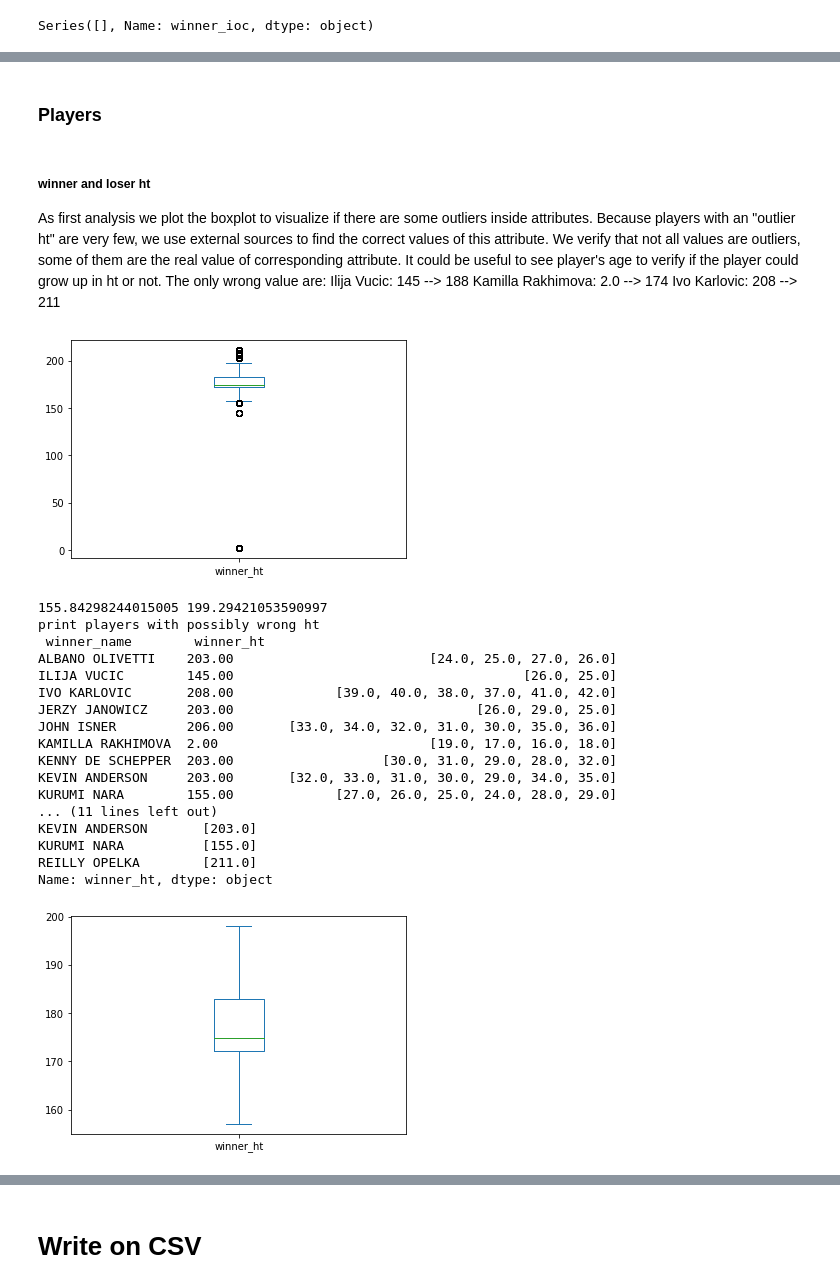
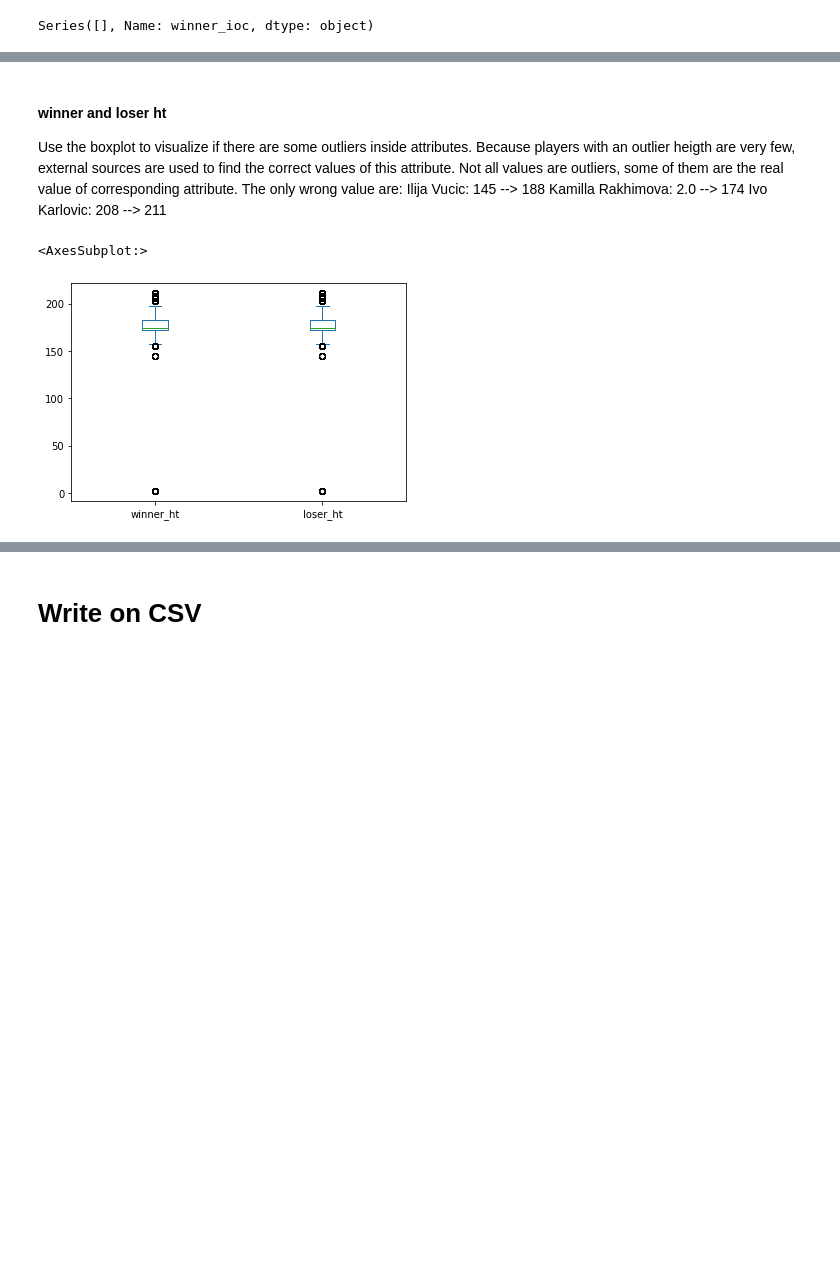
Before and after one commit to OrnelaDanushi/DM-project21, a Jupyter notebook: Task1/3_Data_Cleaning.ipynb, the cells around one changed output, grey strips where cells are left out. Cells and saved outputs as stored; diff of their text form; code cells hidden in the pictures; blank space fills up the shorter version.

```diff
--- a/Task1/3_Data_Cleaning.ipynb
+++ b/Task1/3_Data_Cleaning.ipynb
@@ -1574,0 +1495,3 @@ loser_gender null_values:       0
+# %%
+df.loc[(df['winner_gender'] == 'U') & (df['tourney_level'] == 'D'), 'winner_gender'] = 'M'
+df.loc[(df['loser_gender'] == 'U') & (df['tourney_level'] == 'D'), 'loser_gender'] = 'M'
@@ -2239,7 +1890,7 @@ names=df[df.loser_name.isin(LoserId_name.index)].groupby(['loser_name']).loser_h
 
 for i in names.keys():
     value=df[(df.loser_name==i) & (df.loser_hand!='U')]['loser_hand'].unique()
-    df[(df.loser_name==i) & (df.loser_hand=='U')]=df[(df.loser_name==i) & (df.loser_hand=='U')].assign(loser_hand=value[0])
+    df.loc[(df.loser_name==i) & (df.loser_hand=='U'), 'loser_hand'] = value[0]
 
 WinnerId_name = df.groupby(['winner_name']).winner_hand.nunique()
 WinnerId_name = WinnerId_name[WinnerId_name > 1]
@@ -2249,4 +1900,4 @@ names=df[df.winner_name.isin(WinnerId_name.index)].groupby(['winner_name']).winn
 
 for i in names.keys():
     value=df[(df.winner_name==i) & (df.winner_hand!='U')]['winner_hand'].unique()
-    df[(df.winner_name==i) & (df.winner_hand=='U')]=df[(df.winner_name==i) & (df.winner_hand=='U')].assign(winner_hand=value[0])
+    df.loc[(df.winner_name==i) & (df.winner_hand=='U'), 'winner_hand']=value[0]
@@ -2264,10 +1910,9 @@ LoserId_name = LoserId_name[LoserId_name > 1]
 
 df[df.loser_name.isin(LoserId_name.index)].groupby(['loser_name']).loser_gender.unique()
 names=df[df.loser_name.isin(LoserId_name.index)].groupby(['loser_name']).loser_gender.unique()
-
 for i in names.keys():
     value=df[(df.loser_name==i) & (df.loser_gender!='U')]['loser_gender'].unique()
-    df[(df.loser_name==i) & (df.loser_gender=='U')]=df[(df.loser_name==i) & (df.loser_gender=='U')].assign(loser_gender=value[0])
+    df.loc[(df.loser_name==i), 'loser_gender'] = value[0]
 
 WinnerId_name = df.groupby(['winner_name']).winner_gender.nunique()
 WinnerId_name = WinnerId_name[WinnerId_name > 1]
@@ -2277,4 +1922,4 @@ names=df[df.winner_name.isin(WinnerId_name.index)].groupby(['winner_name']).winn
 
 for i in names.keys():
     value=df[(df.winner_name==i) & (df.winner_gender!='U')]['winner_gender'].unique()
-    df[(df.winner_name==i) & (df.winner_gender=='U')]=df[(df.winner_name==i) & (df.winner_gender=='U')].assign(winner_gender=value[0])
+    df.loc[(df.winner_name==i), 'winner_gender'] = value[0]
@@ -2294,3 +1928,0 @@ def players(df):
-# %%
-df.winner_age = round(df.winner_age, 0)
-df.loser_age = round(df.loser_age, 0)
@@ -2338,54 +1929,14 @@ def detecting_outliers_numerical(df, attr, substitute):
-# %% [markdown]
-### Players
 # %% [markdown]
-##### winner and loser ht
+#### winner and loser ht
 
-As first analysis we plot the boxplot to visualize if there are some outliers inside attributes. Because players with an "outlier ht" are very few, we use external sources to find the correct values of this attribute. We verify that not all values are outliers, some of them are the real value of corresponding attribute. It could be useful to see player's age to verify if the player could grow up in ht or not.
+Use the boxplot to visualize if there are some outliers inside attributes. Because players with an outlier heigth are very few, external sources are used to find the correct values of this attribute. Not all values are outliers, some of them are the real value of corresponding attribute.
 The only wrong value are:
 Ilija Vucic:       145 --> 188
 Kamilla Rakhimova: 2.0 --> 174
 Ivo Karlovic:      208 --> 211
 # %%
-df.winner_ht.plot.box()
-plt.show()
-
-L, R = detecting_outliers(df.winner_ht)
-print(L, R)
-df_outliers = df[(df.winner_ht < L) | (df.winner_ht > R)]
-new_df = df.drop(df_outliers.index)
-
-print("print players with possibly wrong ht\n", df_outliers.groupby(['winner_name', 'winner_ht']).winner_age.unique())
-
-df_outliers.loc[df_outliers['winner_name'] == 'Kamilla Rakhimova', 'winner_ht'] = 174
-df_outliers.loc[df_outliers['winner_name'] == 'Ilija Vucic', 'winner_ht'] = 188
-df_outliers.loc[df_outliers['winner_name'] == 'Ivo Karlovic', 'winner_ht'] = 211
-
-print("Players with correct value ht\n",df_outliers.groupby('winner_name').winner_ht.unique())
-
-new_df.append(df_outliers)
-df = new_df
-new_df.winner_ht.plot.box()
-plt.show()
-#df_outliers.groupby('winner_name').winner_ht.unique()
-#new_df = df.loc[df['winner_name'] == 'Kamilla Rakhimova']
-#new_df.groupby(['winner_name', 'winner_ht']).winner_age.unique()
+df_box = df[['winner_ht', 'loser_ht']].copy()
+df_box.plot.box()
 # %% [output]
+<AxesSubplot:>
-[figure, old version]
+[figure, new version]
-155.84298244015005 199.29421053590997
-print players with possibly wrong ht
- winner_name        winner_ht
-ALBANO OLIVETTI    203.00                         [24.0, 25.0, 27.0, 26.0]
-ILIJA VUCIC        145.00                                     [26.0, 25.0]
-IVO KARLOVIC       208.00             [39.0, 40.0, 38.0, 37.0, 41.0, 42.0]
-JERZY JANOWICZ     203.00                               [26.0, 29.0, 25.0]
-JOHN ISNER         206.00       [33.0, 34.0, 32.0, 31.0, 30.0, 35.0, 36.0]
-KAMILLA RAKHIMOVA  2.00                           [19.0, 17.0, 16.0, 18.0]
-KENNY DE SCHEPPER  203.00                   [30.0, 31.0, 29.0, 28.0, 32.0]
-KEVIN ANDERSON     203.00       [32.0, 33.0, 31.0, 30.0, 29.0, 34.0, 35.0]
-KURUMI NARA        155.00             [27.0, 26.0, 25.0, 24.0, 28.0, 29.0]
-... (11 lines left out)
-KEVIN ANDERSON       [203.0]
-KURUMI NARA          [155.0]
-REILLY OPELKA        [211.0]
-Name: winner_ht, dtype: object
-[figure, removed]
```
Also changed, not shown: parts of 160 cells of this notebook, 10 other files.
